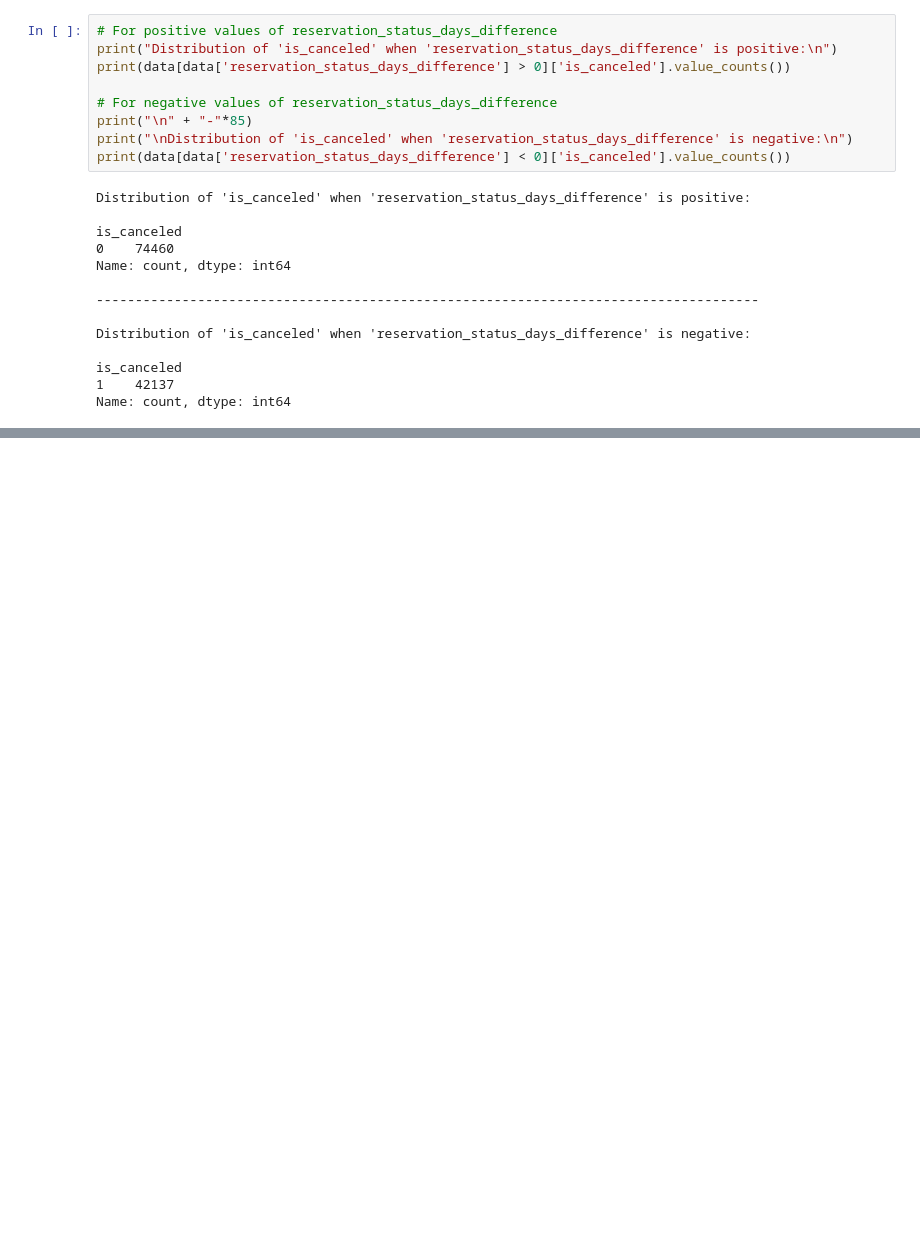
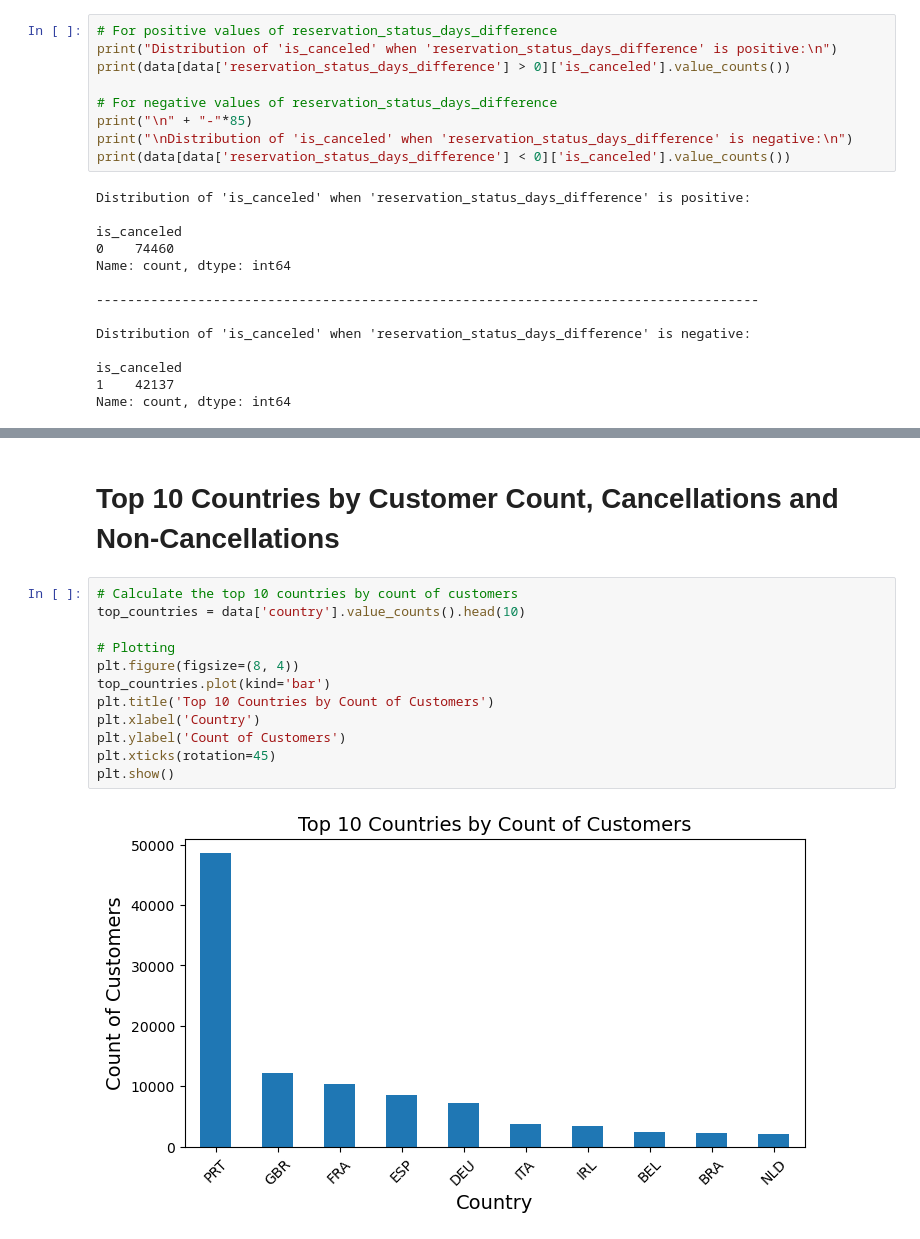
Before and after one commit to McGill-MMA-EnterpriseAnalytics/hotel-cancellation-analysis, a Jupyter notebook: EDA_FinalProject.ipynb, the cells around one changed output, grey strips where cells are left out. Saved outputs shown, nothing was run; the diff lists cells and outputs as text; blank space fills up the shorter version.

```diff
--- a/EDA_FinalProject.ipynb
+++ b/EDA_FinalProject.ipynb
@@ -157,0 +365,16 @@ Name: count, dtype: int64
+# %% [markdown]
+# Top 10 Countries by Customer Count, Cancellations and Non-Cancellations
+# %%
+# Calculate the top 10 countries by count of customers
+top_countries = data['country'].value_counts().head(10)
+
+# Plotting
+plt.figure(figsize=(8, 4))
+top_countries.plot(kind='bar')
+plt.title('Top 10 Countries by Count of Customers')
+plt.xlabel('Country')
+plt.ylabel('Count of Customers')
+plt.xticks(rotation=45)
+plt.show()
+# %% [output]
+[figure, added]
```
Also changed, not shown: parts of 24 cells of this notebook.
